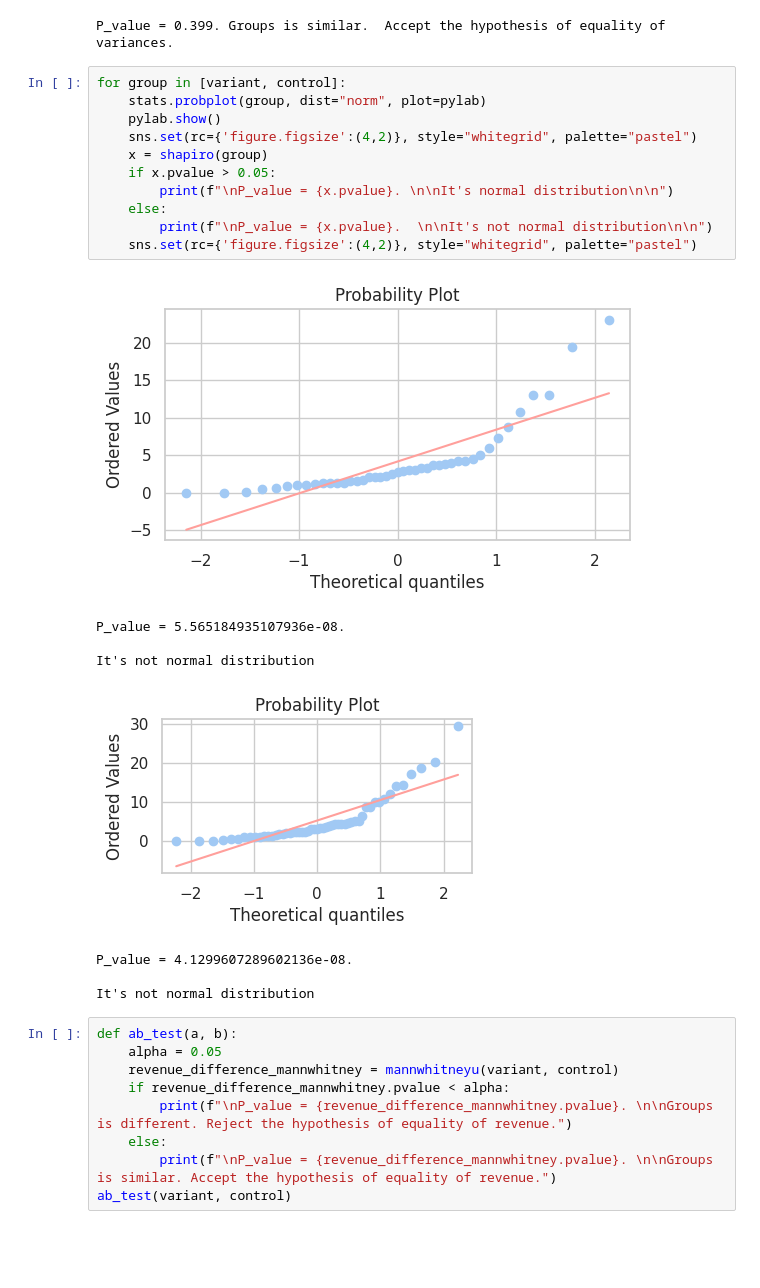
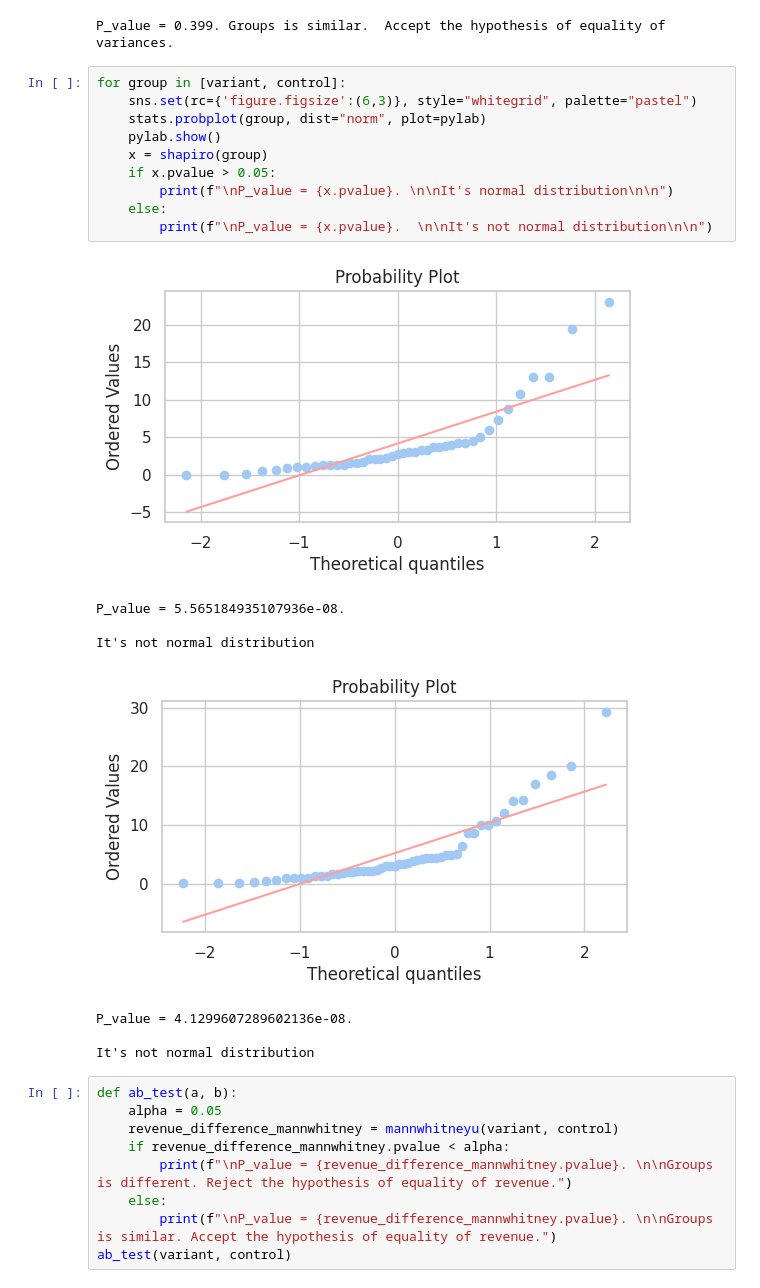
Before and after one commit to arturmermovich/analytics, a Jupyter notebook: a_b_testing_revenue_site_users.ipynb, the cells around one changed output. Saved outputs shown, nothing was run; the diff lists cells and outputs as text; blank space fills up the shorter version.

```diff
--- a/a_b_testing_revenue_site_users.ipynb
+++ b/a_b_testing_revenue_site_users.ipynb
@@ -271,21 +271,20 @@ else:
 P_value = 0.399. Groups is similar.  Accept the hypothesis of equality of variances.
 # %%
 for group in [variant, control]:
+    sns.set(rc={'figure.figsize':(6,3)}, style="whitegrid", palette="pastel")
     stats.probplot(group, dist="norm", plot=pylab)
     pylab.show()
-    sns.set(rc={'figure.figsize':(4,2)}, style="whitegrid", palette="pastel")
     x = shapiro(group)
     if x.pvalue > 0.05:
         print(f"\nP_value = {x.pvalue}. \n\nIt's normal distribution\n\n")
     else:
         print(f"\nP_value = {x.pvalue}.  \n\nIt's not normal distribution\n\n")
-    sns.set(rc={'figure.figsize':(4,2)}, style="whitegrid", palette="pastel")
 # %% [output]
 [figure]
 P_value = 5.565184935107936e-08.
 
 It's not normal distribution
-[figure, old version]
+[figure, new version]
 P_value = 4.1299607289602136e-08.
 
 It's not normal distribution
```
Also changed, not shown: parts of 1 cell of this notebook.
